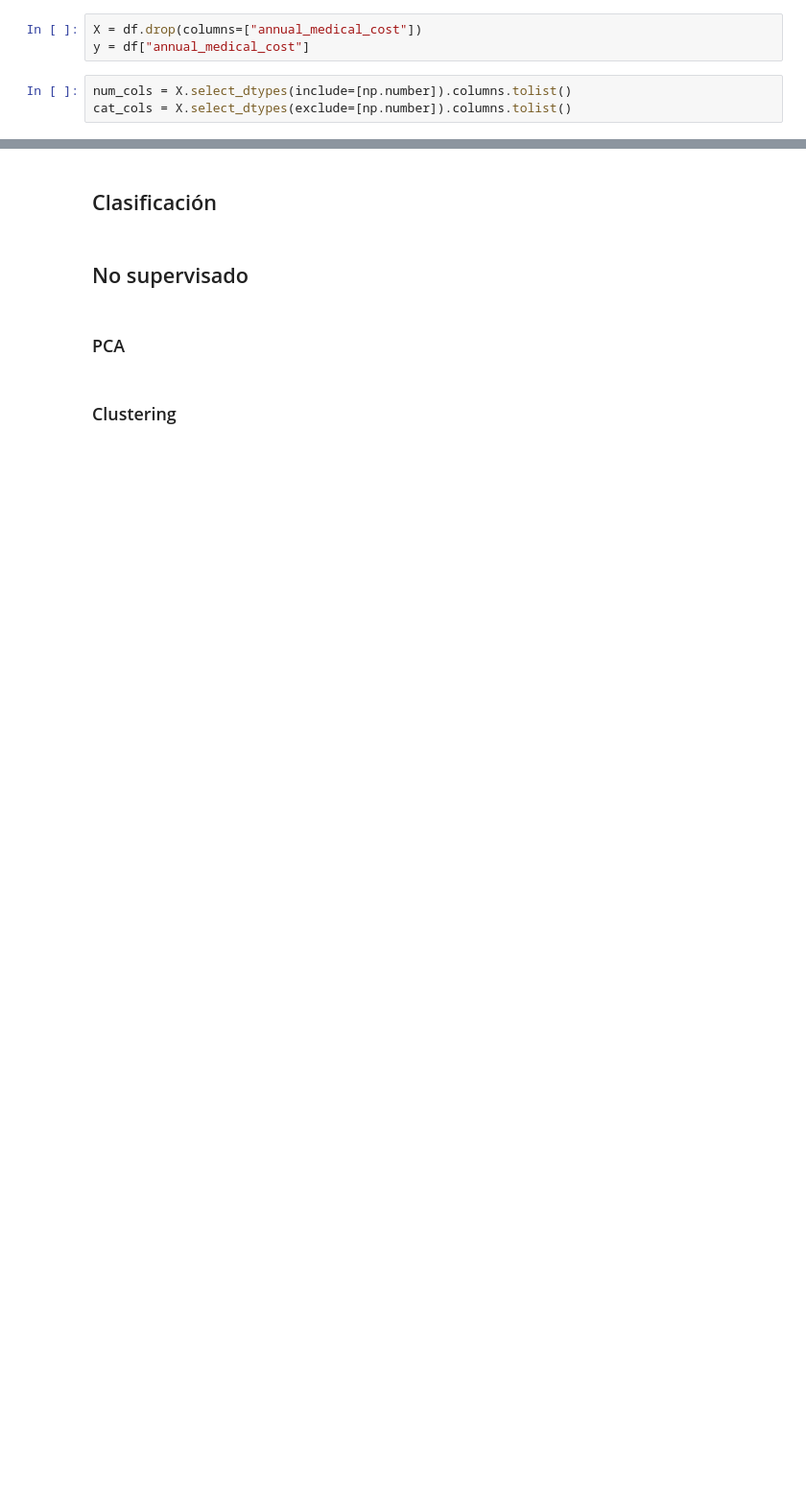
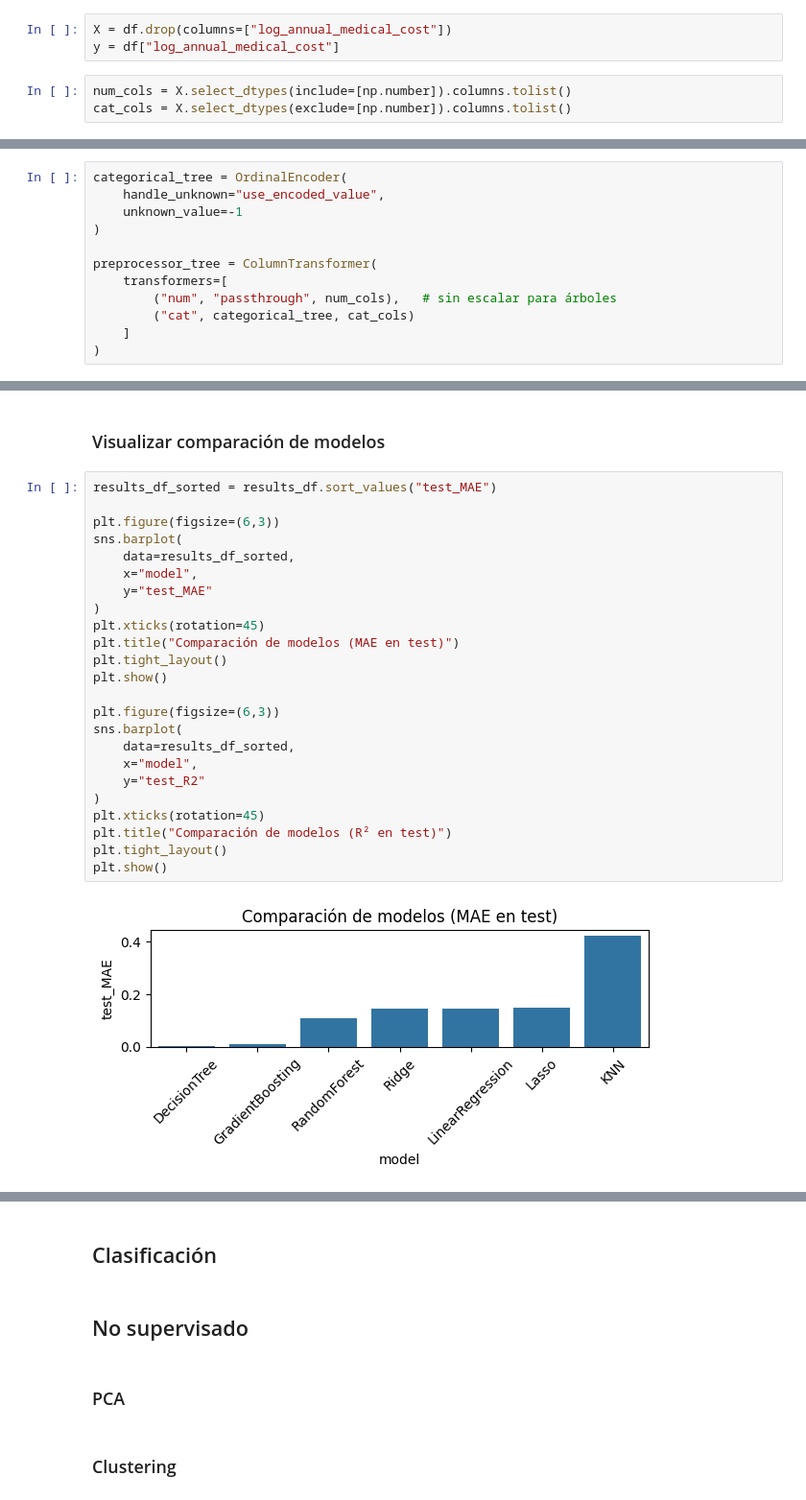
Before and after one commit to maisaarial/proyecto-machine-learning, a Jupyter notebook: proyecto.ipynb, the cells around one changed output, grey strips where cells are left out. Shown: that part at 96% size. Saved outputs shown, nothing was run; the diff lists cells and outputs as text; blank space fills up the shorter version.

```diff
--- a/proyecto.ipynb
+++ b/proyecto.ipynb
@@ -453,6 +508,6 @@ df.head()
 # %%
-X = df.drop(columns=["annual_medical_cost"])
-y = df["annual_medical_cost"]
+X = df.drop(columns=["log_annual_medical_cost"])
+y = df["log_annual_medical_cost"]
 # %%
 num_cols = X.select_dtypes(include=[np.number]).columns.tolist()
 cat_cols = X.select_dtypes(exclude=[np.number]).columns.tolist()
@@ -619,0 +542,12 @@ plt.tight_layout(); plt.show()
+# %%
+categorical_tree = OrdinalEncoder(
+    handle_unknown="use_encoded_value",
+    unknown_value=-1
+)
+
+preprocessor_tree = ColumnTransformer(
+    transformers=[
+        ("num", "passthrough", num_cols),   # sin escalar para árboles
+        ("cat", categorical_tree, cat_cols)
+    ]
+)
@@ -619,0 +772,28 @@ plt.tight_layout(); plt.show()
+# %% [markdown]
+### Visualizar comparación de modelos
+# %%
+results_df_sorted = results_df.sort_values("test_MAE")
+
+plt.figure(figsize=(6,3))
+sns.barplot(
+    data=results_df_sorted,
+    x="model",
+    y="test_MAE"
+)
+plt.xticks(rotation=45)
+plt.title("Comparación de modelos (MAE en test)")
+plt.tight_layout()
+plt.show()
+
+plt.figure(figsize=(6,3))
+sns.barplot(
+    data=results_df_sorted,
+    x="model",
+    y="test_R2"
+)
+plt.xticks(rotation=45)
+plt.title("Comparación de modelos (R² en test)")
+plt.tight_layout()
+plt.show()
+# %% [output]
+[figure, added]
```
Also changed, not shown: parts of 68 cells of this notebook, 1 other file.
